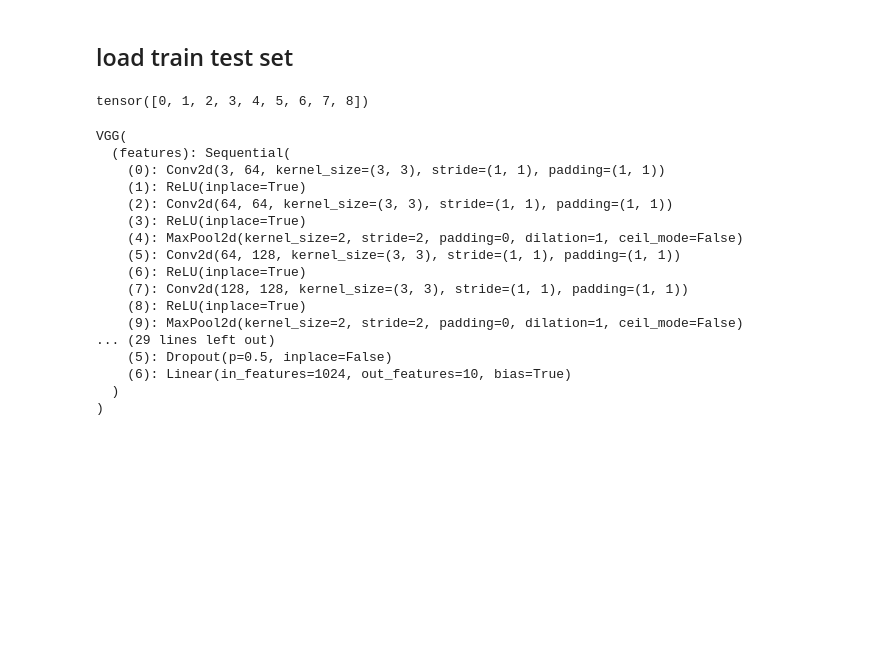
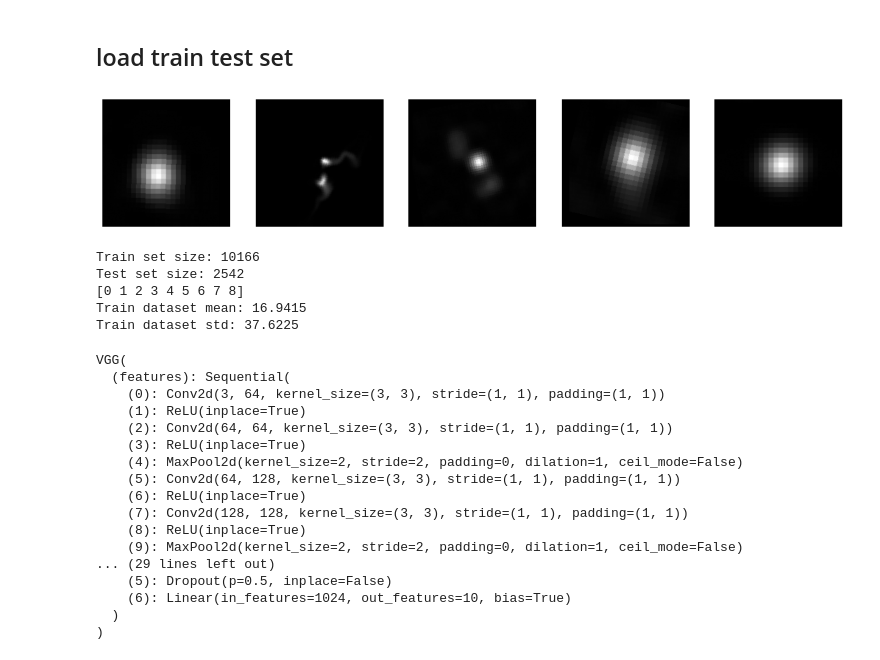
Before and after one commit to Khotso-Bore/automatic-labeling, a Jupyter notebook: main.ipynb, the cells around one changed output. Saved outputs shown, nothing was run; the diff lists cells and outputs as text; code cells hidden in the pictures; blank space fills up the shorter version.

```diff
--- a/main.ipynb
+++ b/main.ipynb
@@ -335,7 +340,7 @@ if os.path.exists(output_dir_exo):
 # %% [markdown]
 ## Generate new images
 # %%
-from PIL import Image
+from PIL import Image, ImageOps
 from torchvision.transforms.functional import to_pil_image
 
 # Loop through each image and apply augmentations
@@ -365,9 +370,9 @@ for image in images:
     for i in range(num_augmentations+1):
 
         augmented_img = None
-        # add original image as first image resized to 160x160
+        # add original image as first image resized to 224x224
         if i==0:
-            augmented_img = transforms.Resize((160, 160))(transforms.ToTensor()(original_img))
+            augmented_img = transforms.Resize((224, 224))(transforms.ToTensor()(original_img))
         else:
             augmented_img = train_transform(original_img)
 
@@ -453,12 +477,20 @@ labels = collapsed_augmented_label_df['numerical_label'].dropna().tolist()
 images = []
 
 for file in image_files:
-    img = Image.open(file).convert("RGB")
-    img = transform(img)
+    img = Image.open(file).convert("L")
+    # img = ImageOps.invert(img)
+    # img = np.array(img) / 255.0 # normalize to [0,1]
+
+    # img = transform(img)
     images.append(img)
-
-images = torch.stack(images)       # shape: [N, 3, 224, 224]
-labels = torch.tensor(labels)      # shape: [N]
+# %%
+#print the images
+fig, axes = plt.subplots(1, 5, figsize=(15, 5))
+for i, idx in enumerate(np.random.randint(0, len(images), size=5)):
+    axes[i].imshow(images[idx], cmap='gray')
+    axes[i].axis('off')
+# %% [output]
+[figure, added]
 # %%
 # split into train and test sets
 from sklearn.model_selection import train_test_split
@@ -466,6 +498,24 @@ train_images, test_images, train_labels, test_labels = train_test_split(
     images, labels, test_size=0.2, random_state=42, stratify=labels
 )
 
-train_labels.unique()
+train_images = np.array(train_images)
+test_images = np.array(test_images)
+
+#print lengths of train and test sets
+print(f"Train set size: {len(train_images)}")
+print(f"Test set size: {len(test_images)}")
+
+
+print(np.unique(train_labels))
+
+train_dataset_mean = train_images.mean()
+train_dataset_std = train_images.std()
+
+print(f"Train dataset mean: {train_dataset_mean:.4f}")
+print(f"Train dataset std: {train_dataset_std:.4f}")
 # %% [output]
-tensor([0, 1, 2, 3, 4, 5, 6, 7, 8])
+Train set size: 10166
+Test set size: 2542
+[0 1 2 3 4 5 6 7 8]
+Train dataset mean: 16.9415
+Train dataset std: 37.6225
```
Also changed, not shown: parts of 16 cells of this notebook.
